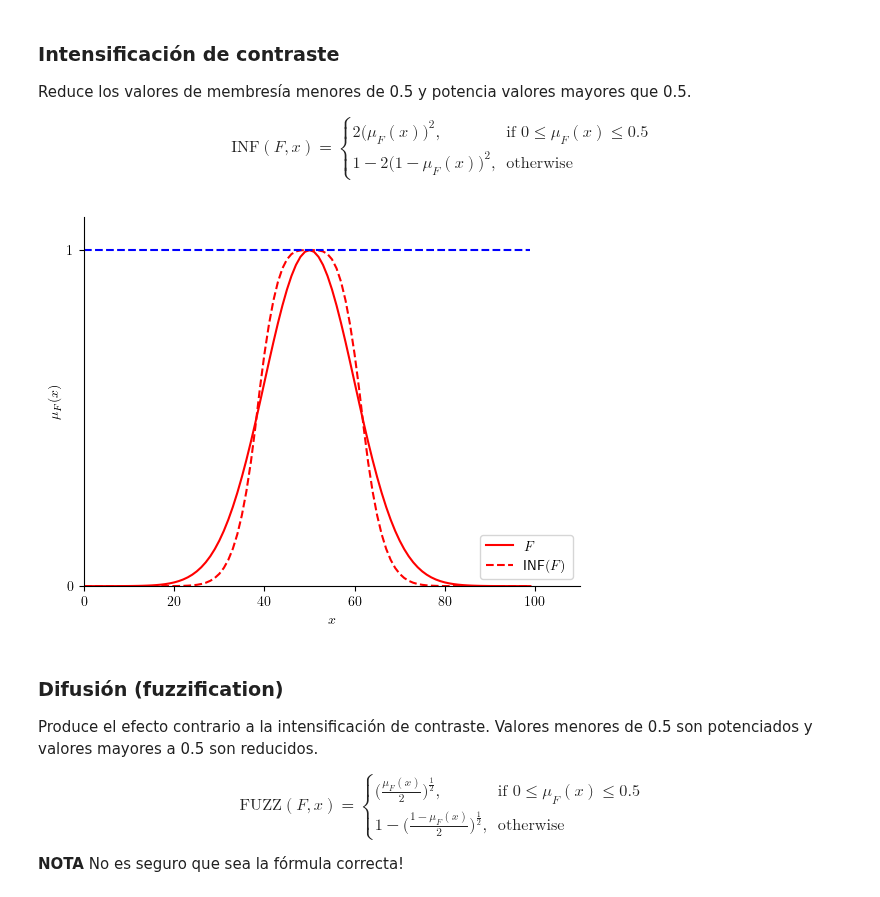
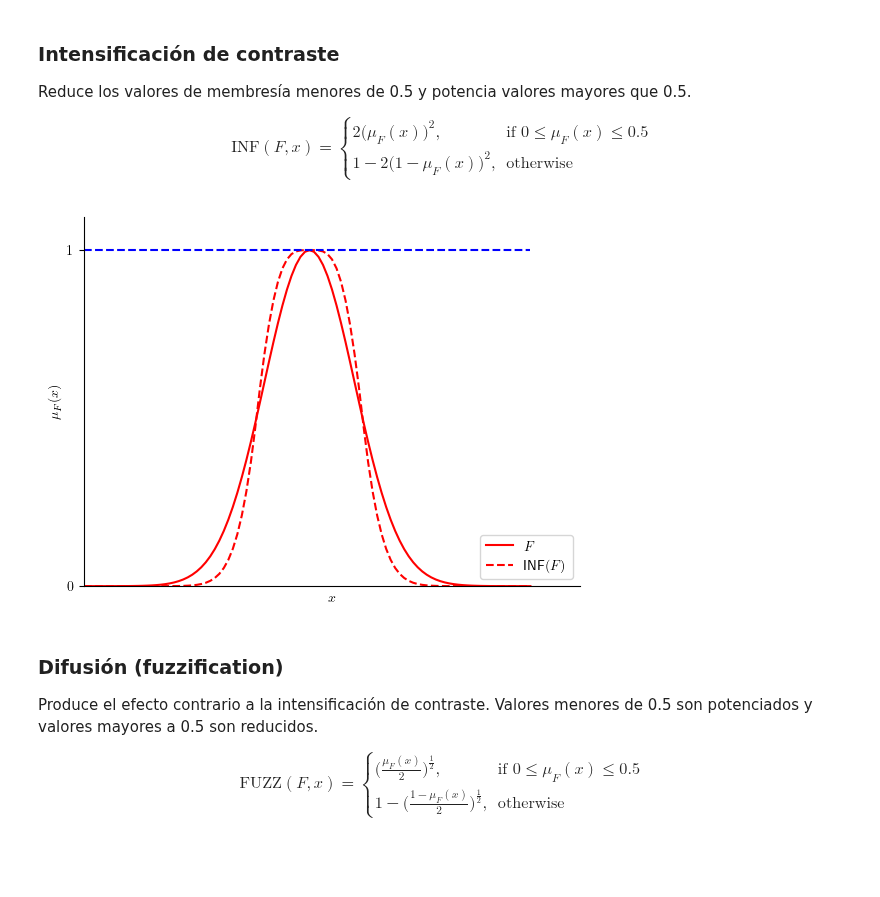
Before and after one commit to TEL-USM/IPD434, a Jupyter notebook: Clases/02_SistemasDifusos/02_SistemasDifusos.ipynb, the cells around one changed output. Drawn from its saved outputs; the diff is of its cells as text; code cells hidden in the pictures; blank space fills up the shorter version.

```diff
--- a/Clases/02_SistemasDifusos/02_SistemasDifusos.ipynb
+++ b/Clases/02_SistemasDifusos/02_SistemasDifusos.ipynb
@@ -483,34 +487,36 @@ $$
 # %%
 import matplotlib.pyplot as plt
 import numpy as np
 
 m = 50
 k = 0.005
 a = 1.0
 
 plt.rcParams['text.usetex'] = True
 x = np.arange(0,100,1)
 y = a*np.exp(-k*(x-m)**2)
 y_inf = np.where(y<=0.5, 2*(y**2), 1-2*((1-y)**2))
 line_m = np.ones(len(x))*m
 line_1 = np.ones(len(x))
 
 fig = plt.figure()
 ax = fig.add_subplot(1,1,1)
 ax.set_xlabel(r"$x$")
 ax.set_ylabel(r"$\mu_{F}(x)$")
 ax.set_ylim(ymin=-0.1, ymax=1.1)
 ax.set_ylim(bottom=0)
 ax.set_xlim(xmin=-10, xmax=110)
 ax.set_xlim(left=0)
 ax.set_yticks([0.0, 1.0])
+ax.set_xticks([])
+ax.set_xticklabels([])
 ax.spines[['right', 'top']].set_visible(False)
 ax.plot(x, y, 'r',x, y_inf, 'r--', x, line_1, 'b--')
 
 plt.legend([r'$F$', r'INF$(F)$'])
 plt.show()
 # %% [output]
-[figure, old version]
+[figure, new version]
 # %% [markdown]
 ### Difusión (fuzzification)
 
@@ -522,8 +528,6 @@ $$
       1-\bigl(\frac{1-\mu_{F}(x)}{2}\bigr)^{\frac{1}{2}}, & \text{otherwise }
     \end{cases}
 $$
-
-**NOTA** No es seguro que sea la fórmula correcta!
 # %%
 import matplotlib.pyplot as plt
 import numpy as np
```
Also changed, not shown: parts of 15 cells of this notebook.
